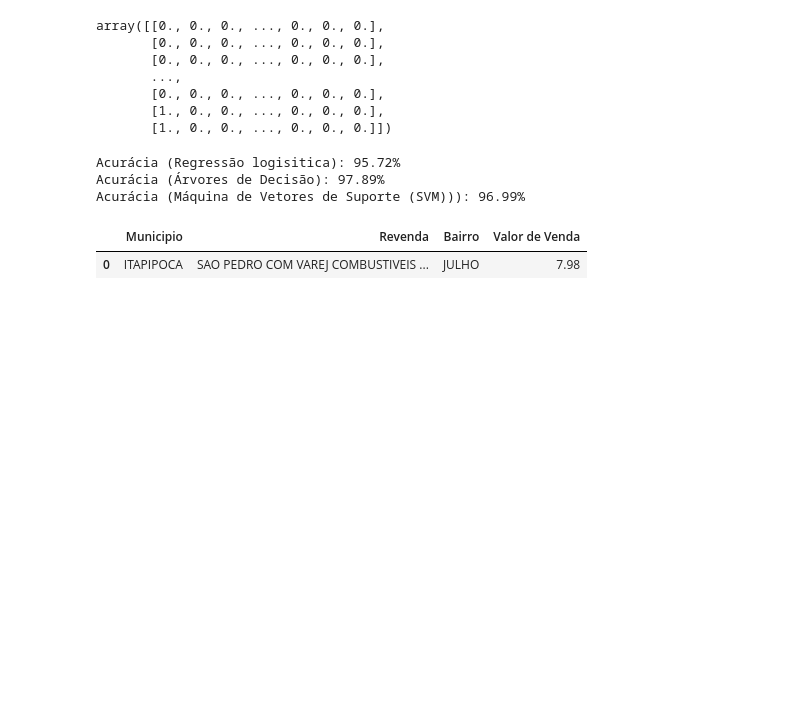
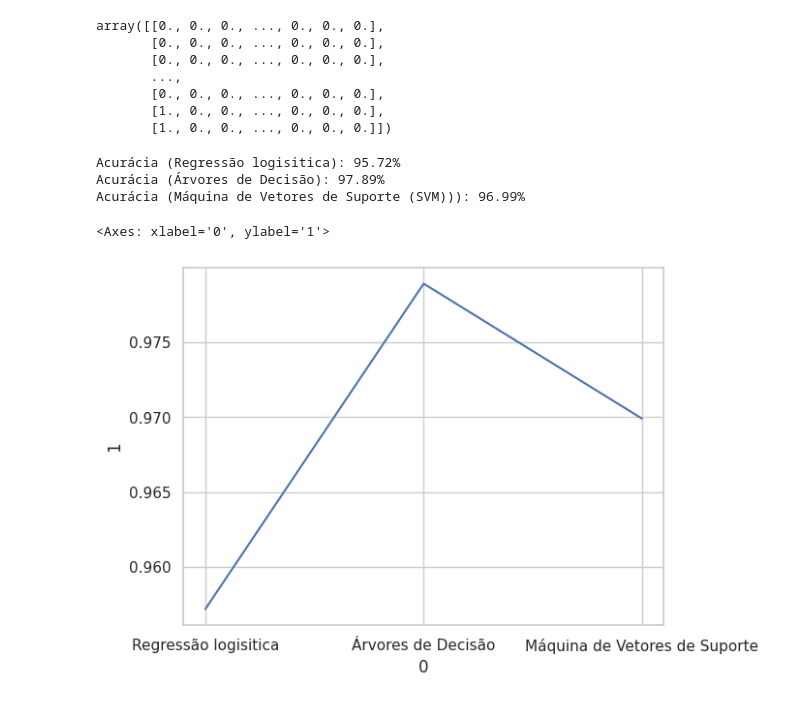
Before and after one commit to Danieloliver1/Datascience, a Jupyter notebook: precos_semestrais_ceara_2022_012.ipynb, the cells around one changed output. Saved outputs shown, nothing was run; the diff lists cells and outputs as text; code cells hidden in the pictures; blank space fills up the shorter version.

```diff
--- a/precos_semestrais_ceara_2022_012.ipynb
+++ b/precos_semestrais_ceara_2022_012.ipynb
@@ -398,12 +357,34 @@ print("Acurácia (Máquina de Vetores de Suporte (SVM))): {:.2f}%".format(accura
 Acurácia (Regressão logisitica): 95.72%
 Acurácia (Árvores de Decisão): 97.89%
 Acurácia (Máquina de Vetores de Suporte (SVM))): 96.99%
-# %%
-df_novo = pd.DataFrame({'Municipio': ['ITAPIPOCA'],
-                        'Revenda': ['SAO PEDRO COM VAREJ COMBUSTIVEIS LTDA.'],
-                        'Bairro': ['JULHO'],
-                        'Valor de Venda': '7.98'})
-df_novo
-# %% [output]
-|  | Municipio | Revenda | Bairro | Valor de Venda |
-| 0 | ITAPIPOCA | SAO PEDRO COM VAREJ COMBUSTIVEIS ... | JULHO | 7.98 |
+# %%
+import numpy as np
+import seaborn as sns
+import matplotlib.pyplot as plt
+
+indice = np.array(['Regressão logisitica','Árvores de Decisão','Máquina de Vetores de Suporte'])
+
+x = float('{:.4f}'.format(accuracy_previsao_rogisticregression ))
+y = float('{:.4f}'.format(accuracy_arvoredecisao ))
+z = float('{:.4f}'.format(accuracy_maquinavetoressuporte ))
+
+
+
+coluna = np.array([x,y,z])
+
+# Adicionar uma nova dimensão (coluna)
+coluna = coluna[:, np.newaxis]
+
+# Criar a matriz com a coluna e o índice
+matriz = np.concatenate((indice[:, np.newaxis], coluna), axis=1)
+
+# transformando em dataframe
+df = pd.DataFrame(matriz)
+
+df.iloc[:, 1] = df.iloc[:, 1].astype(float)
+
+# sns.lineplot(df.iloc[0],df.iloc[1])
+sns.lineplot(x=df.loc[:, 0], y=df.loc[:, 1])
+# %% [output]
+<Axes: xlabel='0', ylabel='1'>
+[figure, added]
```
Also changed, not shown: parts of 17 cells of this notebook.
